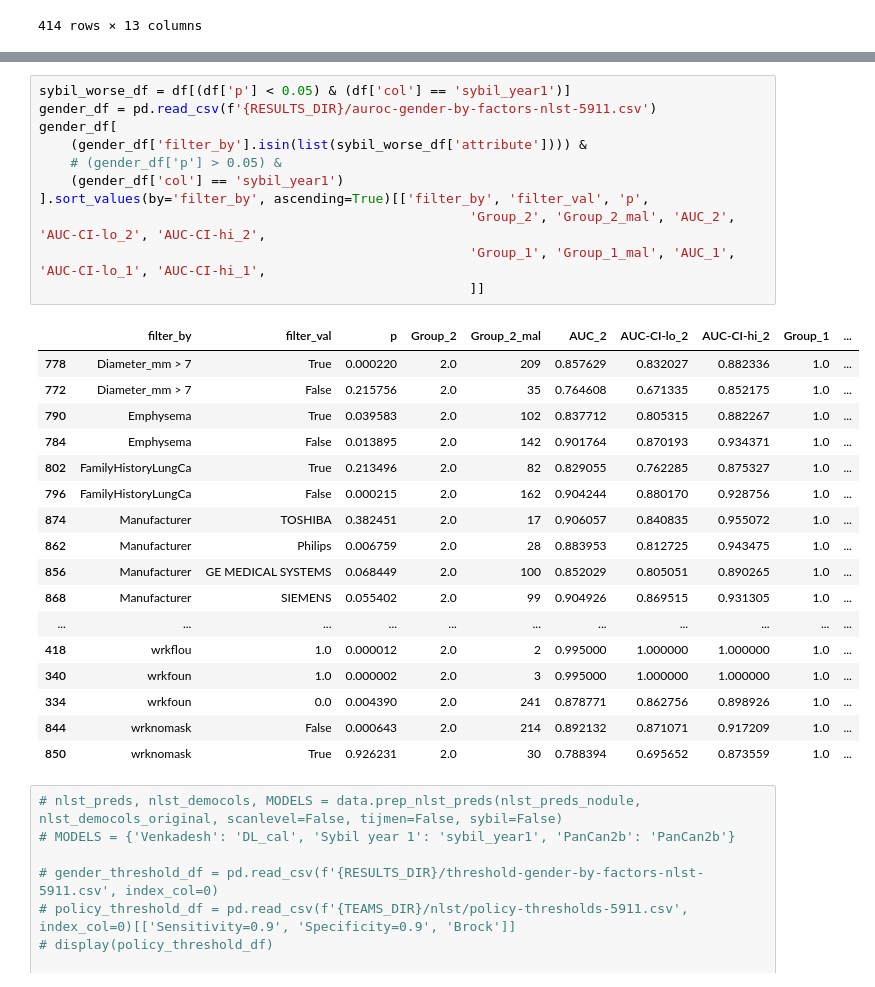
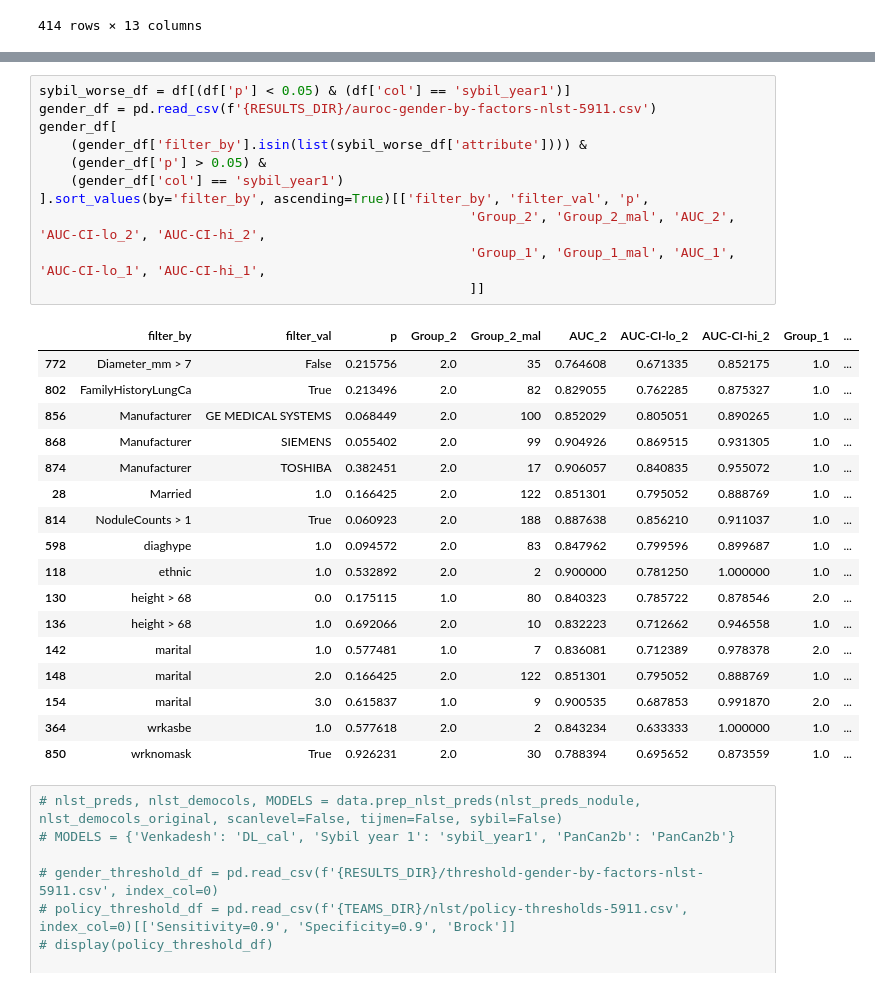
Before and after one commit to DIAGNijmegen/bodyct-lung-malignancy-fairness, a Jupyter notebook: save_all_results.ipynb, the cells around one changed output, grey strips where cells are left out. Saved outputs shown, nothing was run; the diff lists cells and outputs as text.

```diff
--- a/save_all_results.ipynb
+++ b/save_all_results.ipynb
@@ -494,31 +497,31 @@ df[
 # %%
 sybil_worse_df = df[(df['p'] < 0.05) & (df['col'] == 'sybil_year1')]
 gender_df = pd.read_csv(f'{RESULTS_DIR}/auroc-gender-by-factors-nlst-5911.csv')
 gender_df[
     (gender_df['filter_by'].isin(list(sybil_worse_df['attribute']))) &
-    # (gender_df['p'] > 0.05) &
+    (gender_df['p'] > 0.05) &
     (gender_df['col'] == 'sybil_year1')
 ].sort_values(by='filter_by', ascending=True)[['filter_by', 'filter_val', 'p',
                                                        'Group_2', 'Group_2_mal', 'AUC_2', 'AUC-CI-lo_2', 'AUC-CI-hi_2',
                                                        'Group_1', 'Group_1_mal', 'AUC_1', 'AUC-CI-lo_1', 'AUC-CI-hi_1',
                                                        ]]
 # %% [output]
 |  | filter_by | filter_val | p | Group_2 | Group_2_mal | AUC_2 | AUC-CI-lo_2 | AUC-CI-hi_2 | Group_1 | ... |
-| 778 | Diameter_mm > 7 | True | 0.000220 | 2.0 | 209 | 0.857629 | 0.832027 | 0.882336 | 1.0 | ... |
 | 772 | Diameter_mm > 7 | False | 0.215756 | 2.0 | 35 | 0.764608 | 0.671335 | 0.852175 | 1.0 | ... |
-| 790 | Emphysema | True | 0.039583 | 2.0 | 102 | 0.837712 | 0.805315 | 0.882267 | 1.0 | ... |
-| 784 | Emphysema | False | 0.013895 | 2.0 | 142 | 0.901764 | 0.870193 | 0.934371 | 1.0 | ... |
 | 802 | FamilyHistoryLungCa | True | 0.213496 | 2.0 | 82 | 0.829055 | 0.762285 | 0.875327 | 1.0 | ... |
-| 796 | FamilyHistoryLungCa | False | 0.000215 | 2.0 | 162 | 0.904244 | 0.880170 | 0.928756 | 1.0 | ... |
-| 874 | Manufacturer | TOSHIBA | 0.382451 | 2.0 | 17 | 0.906057 | 0.840835 | 0.955072 | 1.0 | ... |
-| 862 | Manufacturer | Philips | 0.006759 | 2.0 | 28 | 0.883953 | 0.812725 | 0.943475 | 1.0 | ... |
 | 856 | Manufacturer | GE MEDICAL SYSTEMS | 0.068449 | 2.0 | 100 | 0.852029 | 0.805051 | 0.890265 | 1.0 | ... |
 | 868 | Manufacturer | SIEMENS | 0.055402 | 2.0 | 99 | 0.904926 | 0.869515 | 0.931305 | 1.0 | ... |
-| ... | ... | ... | ... | ... | ... | ... | ... | ... | ... | ... |
-| 418 | wrkflou | 1.0 | 0.000012 | 2.0 | 2 | 0.995000 | 1.000000 | 1.000000 | 1.0 | ... |
-| 340 | wrkfoun | 1.0 | 0.000002 | 2.0 | 3 | 0.995000 | 1.000000 | 1.000000 | 1.0 | ... |
-| 334 | wrkfoun | 0.0 | 0.004390 | 2.0 | 241 | 0.878771 | 0.862756 | 0.898926 | 1.0 | ... |
-| 844 | wrknomask | False | 0.000643 | 2.0 | 214 | 0.892132 | 0.871071 | 0.917209 | 1.0 | ... |
+| 874 | Manufacturer | TOSHIBA | 0.382451 | 2.0 | 17 | 0.906057 | 0.840835 | 0.955072 | 1.0 | ... |
+| 28 | Married | 1.0 | 0.166425 | 2.0 | 122 | 0.851301 | 0.795052 | 0.888769 | 1.0 | ... |
+| 814 | NoduleCounts > 1 | True | 0.060923 | 2.0 | 188 | 0.887638 | 0.856210 | 0.911037 | 1.0 | ... |
+| 598 | diaghype | 1.0 | 0.094572 | 2.0 | 83 | 0.847962 | 0.799596 | 0.899687 | 1.0 | ... |
+| 118 | ethnic | 1.0 | 0.532892 | 2.0 | 2 | 0.900000 | 0.781250 | 1.000000 | 1.0 | ... |
+| 130 | height > 68 | 0.0 | 0.175115 | 1.0 | 80 | 0.840323 | 0.785722 | 0.878546 | 2.0 | ... |
+| 136 | height > 68 | 1.0 | 0.692066 | 2.0 | 10 | 0.832223 | 0.712662 | 0.946558 | 1.0 | ... |
+| 142 | marital | 1.0 | 0.577481 | 1.0 | 7 | 0.836081 | 0.712389 | 0.978378 | 2.0 | ... |
+| 148 | marital | 2.0 | 0.166425 | 2.0 | 122 | 0.851301 | 0.795052 | 0.888769 | 1.0 | ... |
+| 154 | marital | 3.0 | 0.615837 | 1.0 | 9 | 0.900535 | 0.687853 | 0.991870 | 2.0 | ... |
+| 364 | wrkasbe | 1.0 | 0.577618 | 2.0 | 2 | 0.843234 | 0.633333 | 1.000000 | 1.0 | ... |
 | 850 | wrknomask | True | 0.926231 | 2.0 | 30 | 0.788394 | 0.695652 | 0.873559 | 1.0 | ... |
 # %%
 # nlst_preds, nlst_democols, MODELS = data.prep_nlst_preds(nlst_preds_nodule, nlst_democols_original, scanlevel=False, tijmen=False, sybil=False)
```
Also changed, not shown: parts of 2 cells of this notebook.
